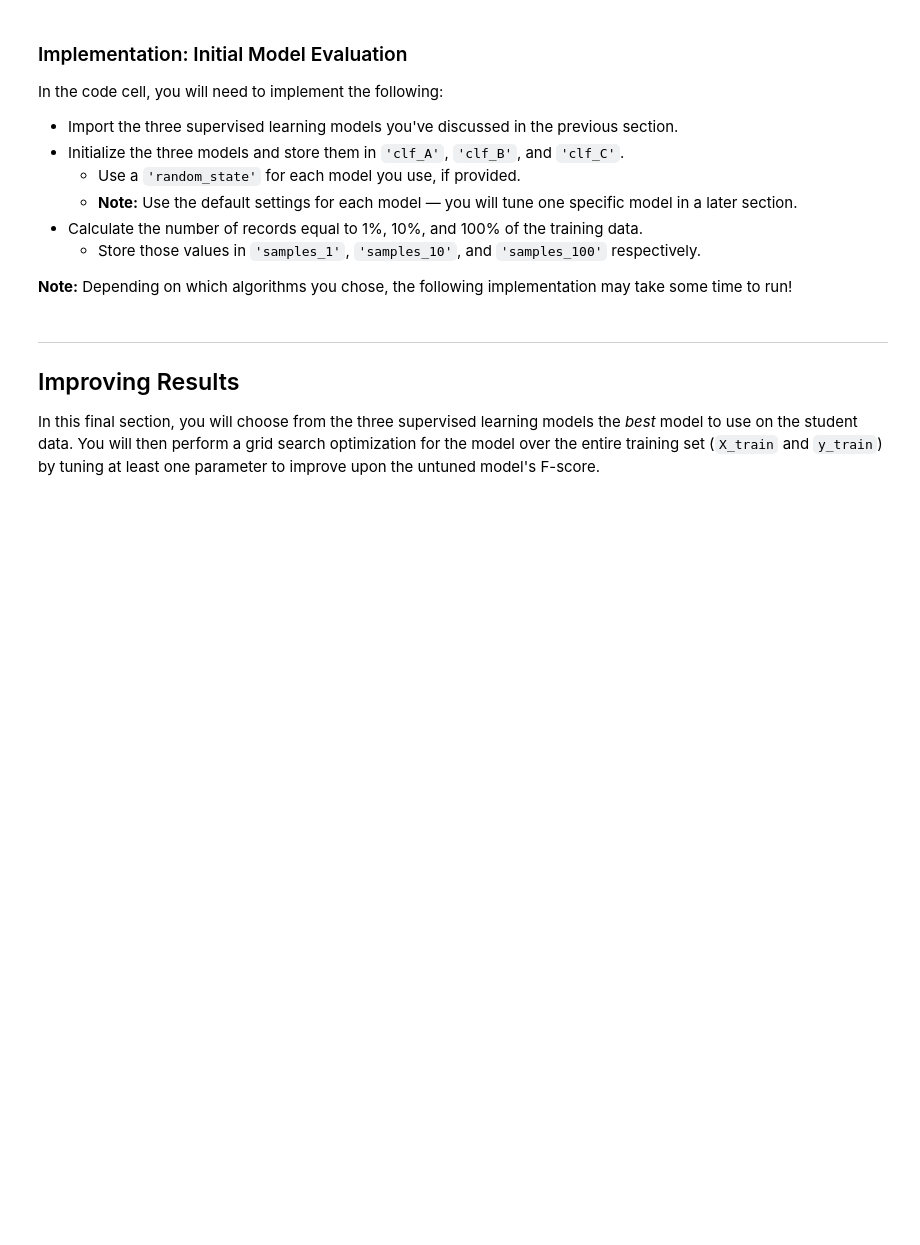
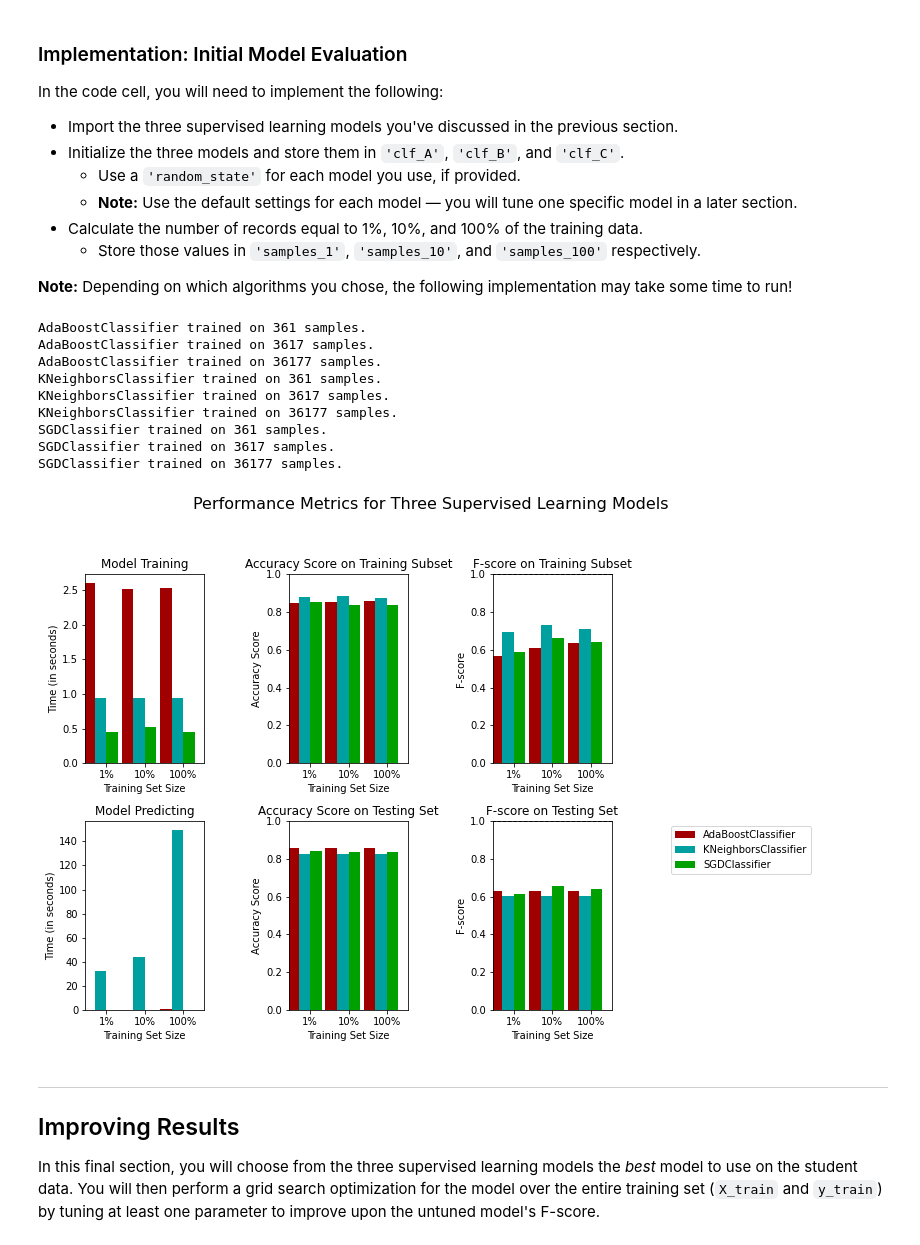
Before and after one commit to Mario-RJunior/machine-learning, a Jupyter notebook: projects/finding_donors/finding_donors.ipynb, the cells around one changed output. Saved outputs shown, nothing was run; the diff lists cells and outputs as text; code cells hidden in the pictures; blank space fills up the shorter version.

Commit message:
Create ML models

```diff
--- a/projects/finding_donors/finding_donors.ipynb
+++ b/projects/finding_donors/finding_donors.ipynb
@@ -304,6 +310,7 @@ In the code block below, you will need to implement the following:
    - Make sure that you set the `beta` parameter!
 # %%
 # TODO: Import two metrics from sklearn - fbeta_score and accuracy_score
+from sklearn.metrics import fbeta_score, accuracy_score
 
 def train_predict(learner, sample_size, X_train, y_train, X_test, y_test):
     '''
@@ -320,33 +327,33 @@ def train_predict(learner, sample_size, X_train, y_train, X_test, y_test):
 
     # TODO: Fit the learner to the training data using slicing with 'sample_size' using .fit(training_features[:], training_labels[:])
     start = time() # Get start time
-    learner = None
+    learner = learner.fit(X_train, y_train)
     end = time() # Get end time
 
     # TODO: Calculate the training time
-    results['train_time'] = None
+    results['train_time'] = end -start
 
     # TODO: Get the predictions on the test set(X_test),
     #       then get predictions on the first 300 training samples(X_train) using .predict()
     start = time() # Get start time
-    predictions_test = None
-    predictions_train = None
+    predictions_test = learner.predict(X_test)
+    predictions_train = learner.predict(X_train[:sample_size])
     end = time() # Get end time
 
     # TODO: Calculate the total prediction time
-    results['pred_time'] = None
+    results['pred_time'] = end - start
 
     # TODO: Compute accuracy on the first 300 training samples which is y_train[:300]
-    results['acc_train'] = None
+    results['acc_train'] = accuracy_score(predictions_train, y_train[:sample_size])
 
     # TODO: Compute accuracy on test set using accuracy_score()
-    results['acc_test'] = None
+    results['acc_test'] = accuracy_score(predictions_test, y_test)
 
     # TODO: Compute F-score on the the first 300 training samples using fbeta_score()
-    results['f_train'] = None
+    results['f_train'] = fbeta_score(predictions_train, y_train[:sample_size], average='binary', beta=0.5)
 
     # TODO: Compute F-score on the test set which is y_test
-    results['f_test'] = None
+    results['f_test'] = fbeta_score(predictions_test, y_test, average='binary', beta=0.5)
 
     # Success
     print("{} trained on {} samples.".format(learner.__class__.__name__, sample_size))
@@ -366,31 +373,45 @@ In the code cell, you will need to implement the following:
 **Note:** Depending on which algorithms you chose, the following implementation may take some time to run!
 # %%
 # TODO: Import the three supervised learning models from sklearn
+from sklearn.ensemble import AdaBoostClassifier
+from sklearn.neighbors import KNeighborsClassifier
+from sklearn.linear_model import SGDClassifier
 
 # TODO: Initialize the three models
-clf_A = None
-clf_B = None
-clf_C = None
+clf_A = AdaBoostClassifier()
+clf_B = KNeighborsClassifier()
+clf_C = SGDClassifier()
 
 # TODO: Calculate the number of samples for 1%, 10%, and 100% of the training data
 # HINT: samples_100 is the entire training set i.e. len(y_train)
 # HINT: samples_10 is 10% of samples_100 (ensure to set the count of the values to be `int` and not `float`)
 # HINT: samples_1 is 1% of samples_100 (ensure to set the count of the values to be `int` and not `float`)
-samples_100 = None
-samples_10 = None
-samples_1 = None
+samples_100 = len(y_train)
+samples_10 = int(samples_100 * 0.1)
+samples_1 = int(samples_100 * 0.01)
 
 # Collect results on the learners
 results = {}
 for clf in [clf_A, clf_B, clf_C]:
     clf_name = clf.__class__.__name__
     results[clf_name] = {}
     for i, samples in enumerate([samples_1, samples_10, samples_100]):
         results[clf_name][i] = \
         train_predict(clf, samples, X_train, y_train, X_test, y_test)
 
 # Run metrics visualization for the three supervised learning models chosen
 vs.evaluate(results, accuracy, fscore)
+# %% [output]
+AdaBoostClassifier trained on 361 samples.
+AdaBoostClassifier trained on 3617 samples.
+AdaBoostClassifier trained on 36177 samples.
+KNeighborsClassifier trained on 361 samples.
+KNeighborsClassifier trained on 3617 samples.
+KNeighborsClassifier trained on 36177 samples.
+SGDClassifier trained on 361 samples.
+SGDClassifier trained on 3617 samples.
+SGDClassifier trained on 36177 samples.
+[figure, added]
 # %% [markdown]
 ----
 ## Improving Results
```
Also changed, not shown: parts of 1 cell of this notebook.
